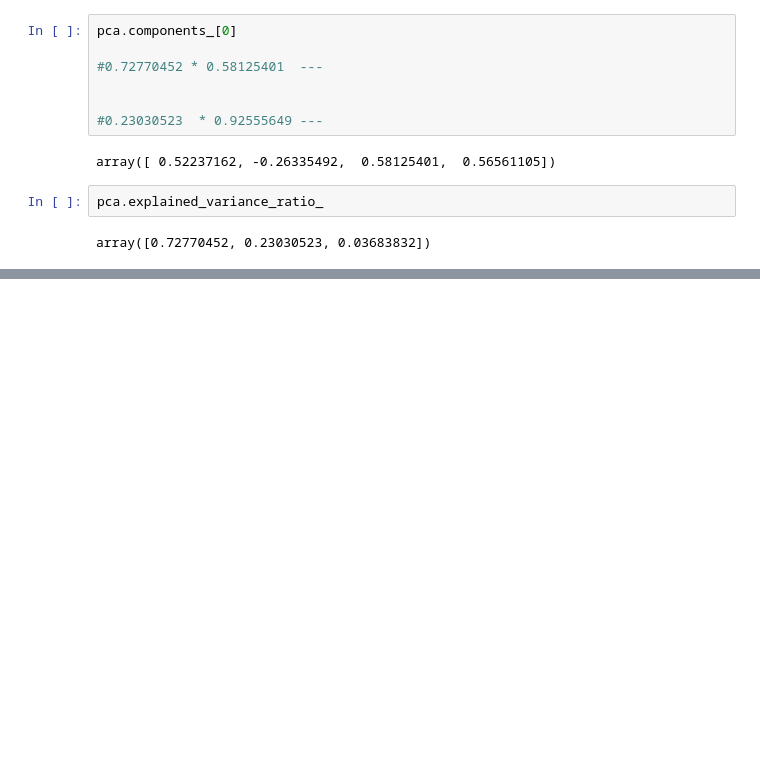
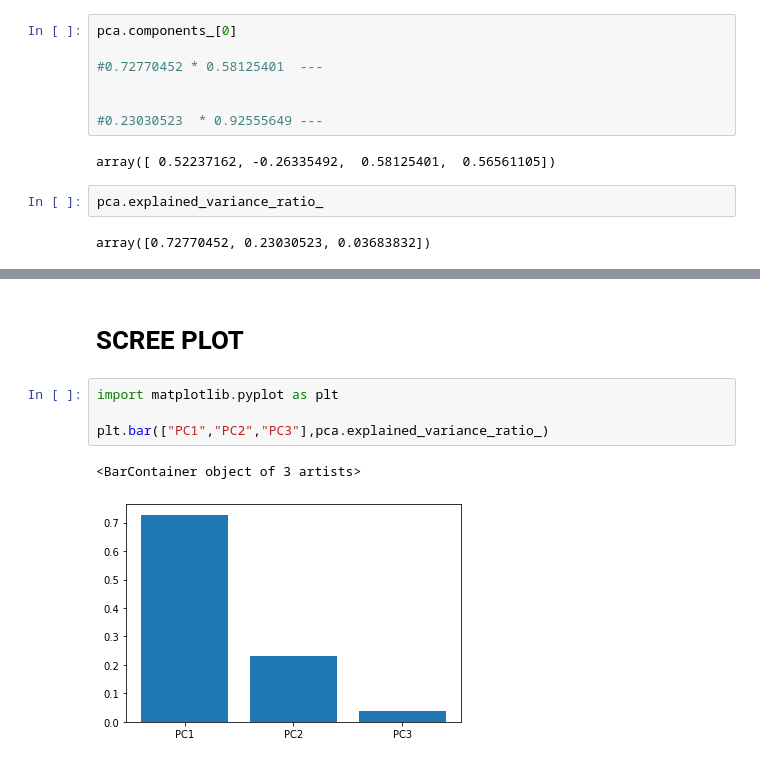
Before and after one commit to rktrojan/DataSciencePython, a Jupyter notebook: Notebooks/UnSupervised_Learning/PCA/PCA.ipynb, the cells around one changed output, grey strips where cells are left out. Cells and saved outputs as stored; diff of their text form; blank space fills up the shorter version.

```diff
--- a/Notebooks/UnSupervised_Learning/PCA/PCA.ipynb
+++ b/Notebooks/UnSupervised_Learning/PCA/PCA.ipynb
@@ -314,0 +348,9 @@ array([2.93035378, 0.92740362, 0.14834223])
+# %% [markdown]
+# SCREE PLOT
+# %%
+import matplotlib.pyplot as plt
+
+plt.bar(["PC1","PC2","PC3"],pca.explained_variance_ratio_)
+# %% [output]
+<BarContainer object of 3 artists>
+[figure, added]
```
Also changed, not shown: parts of 8 cells of this notebook, 2 other files.
